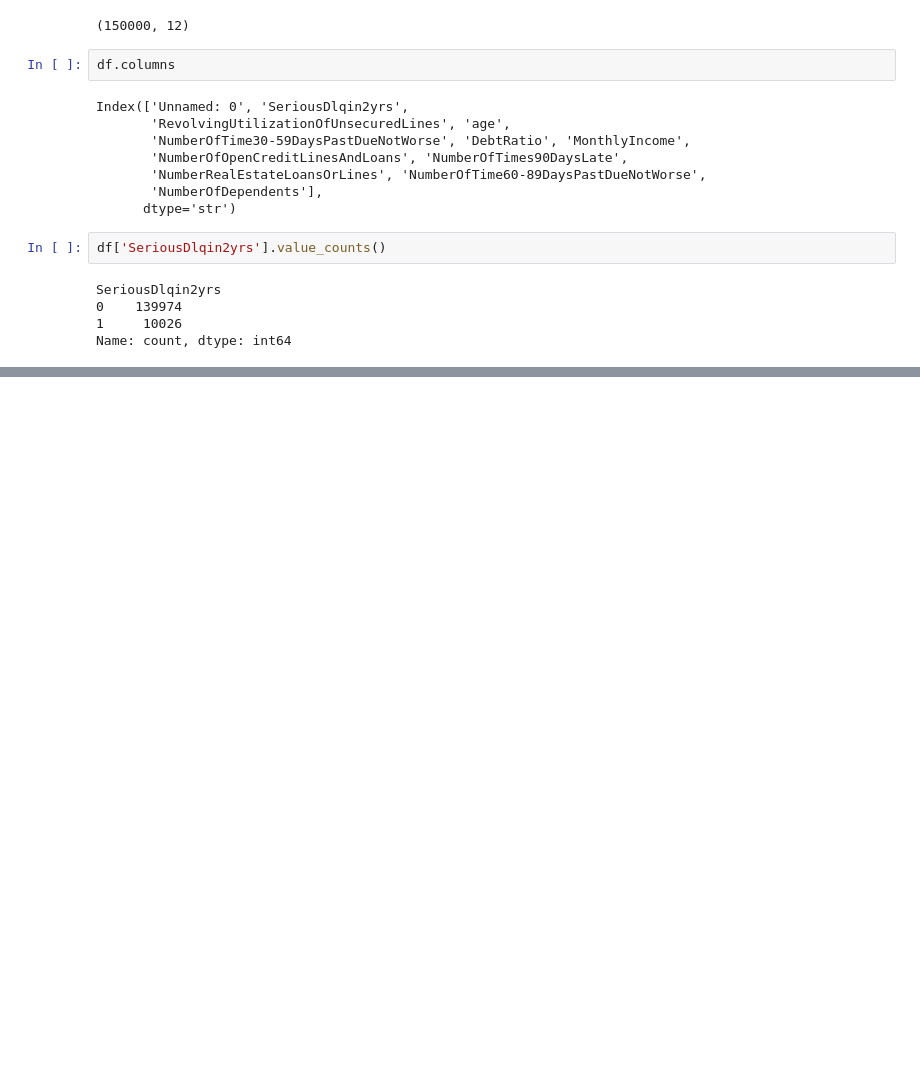
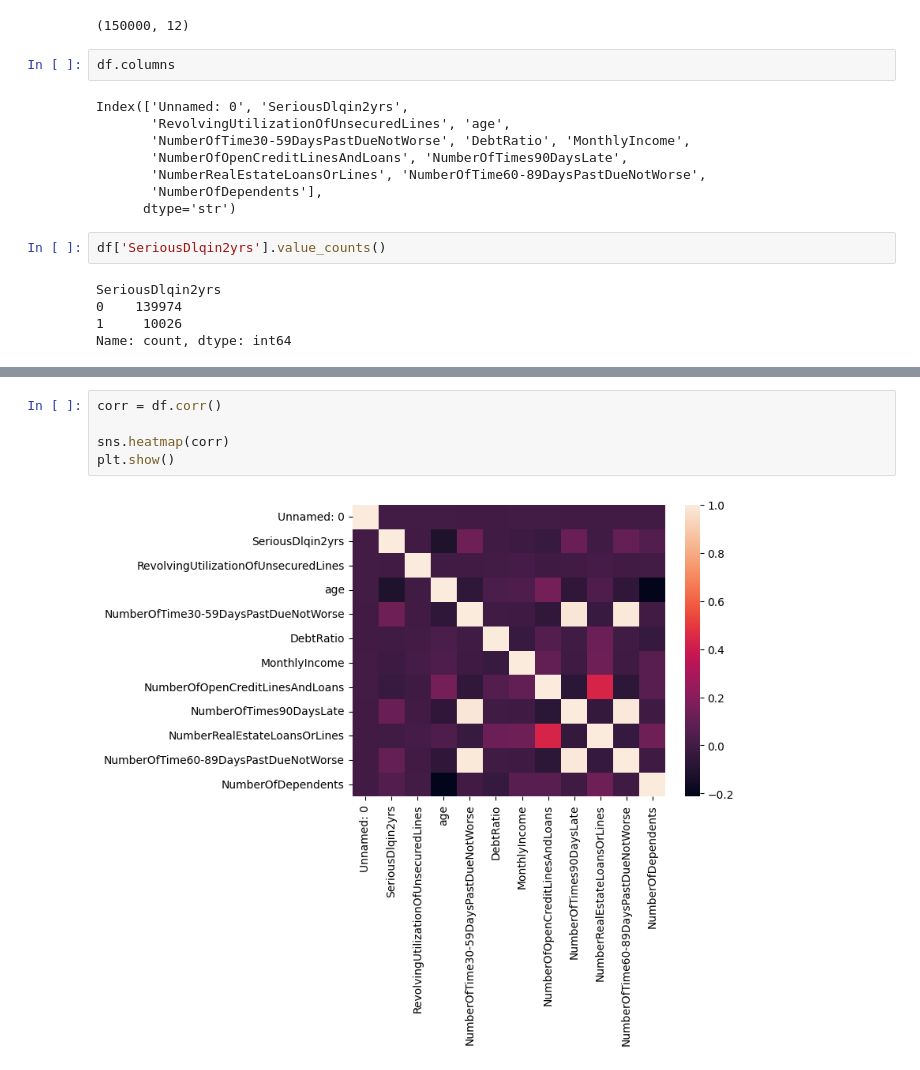
Before and after one commit to karanrejuuu/credit-risk-model, a Jupyter notebook: notebooks/credit-risk.ipynb, the cells around one changed output, grey strips where cells are left out. Cells and saved outputs as stored; diff of their text form; blank space fills up the shorter version.

```diff
--- a/notebooks/credit-risk.ipynb
+++ b/notebooks/credit-risk.ipynb
@@ -82,0 +101,7 @@ Name: count, dtype: int64
+# %%
+corr = df.corr()
+
+sns.heatmap(corr)
+plt.show()
+# %% [output]
+[figure, added]
```
Also changed, not shown: parts of 5 cells of this notebook, 1 other file.
